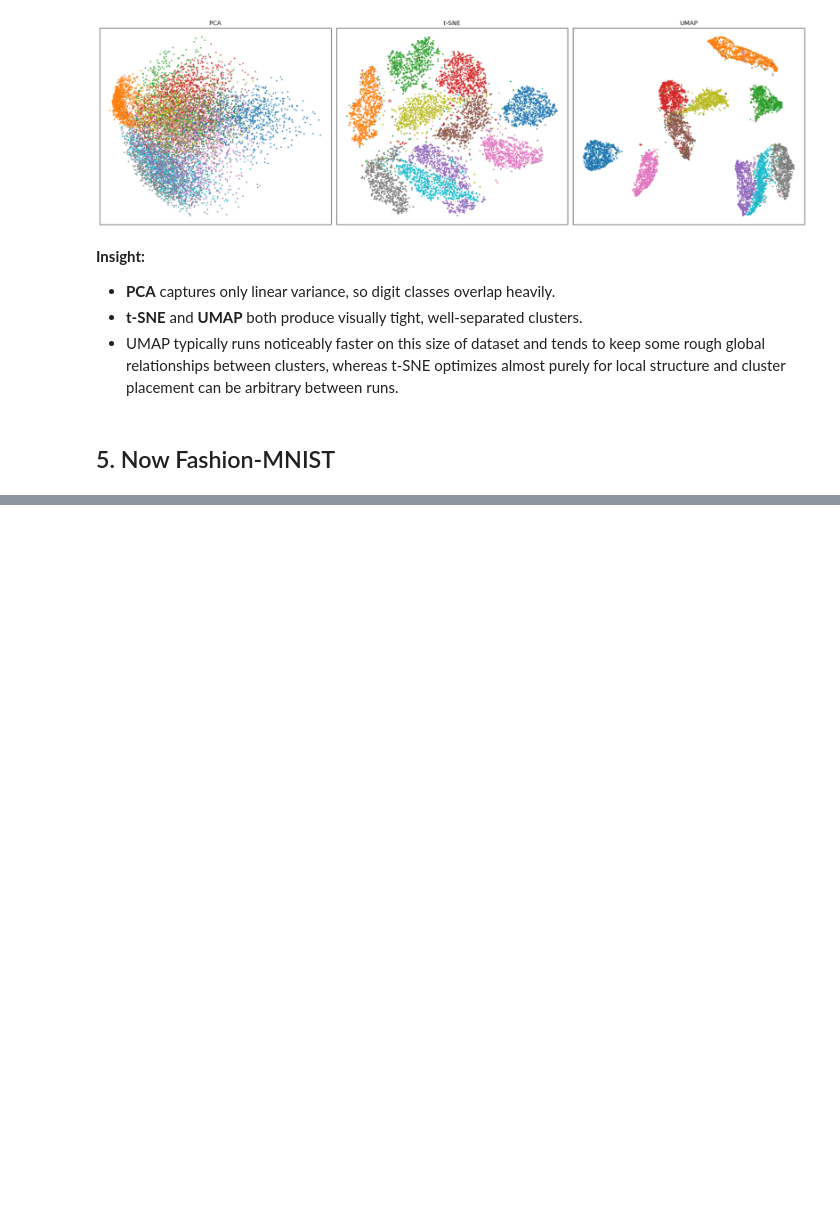
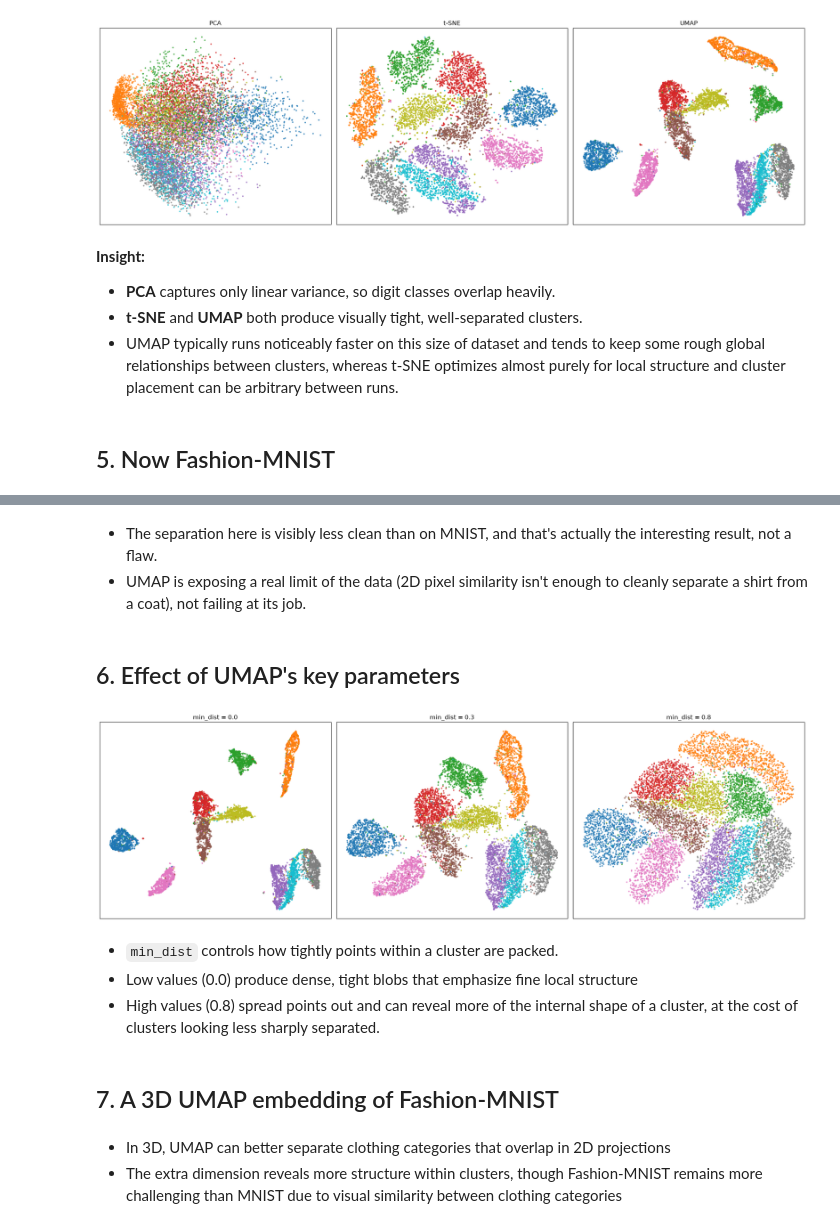
Before and after one commit to WillardDev/Fashion_MNIST_Dataset, a Jupyter notebook: Fashion_MNIST.ipynb, the cells around one changed output, grey strips where cells are left out. Saved outputs shown, nothing was run; the diff lists cells and outputs as text; code cells hidden in the pictures; blank space fills up the shorter version.

```diff
--- a/Fashion_MNIST.ipynb
+++ b/Fashion_MNIST.ipynb
@@ -149,0 +154,25 @@ plt.show()
+# %% [markdown]
+- The separation here is visibly less clean than on MNIST, and that's actually the
+interesting result, not a flaw.
+- UMAP is exposing a real limit of the data (2D pixel similarity isn't enough to cleanly separate a shirt from a coat), not failing at its job.
+# %% [markdown]
+## 6. Effect of UMAP's key parameters
+# %%
+fig, axes = plt.subplots(1, 3, figsize=(20, 6))
+for ax, min_dist in zip(axes, [0.0, 0.3, 0.8]):
+    reducer_p = umap.UMAP(n_neighbors=15, min_dist=min_dist, random_state=RANDOM_STATE)
+    emb_p = reducer_p.fit_transform(X_mnist)
+    ax.scatter(emb_p[:, 0], emb_p[:, 1], c=y_mnist, cmap="tab10", s=4, alpha=0.7)
+    ax.set_title(f"min_dist = {min_dist}")
+    ax.set_xticks([])
+    ax.set_yticks([])
+plt.tight_layout()
+plt.show()
+# %% [output]
+[figure, added]
+# %% [markdown]
+- `min_dist` controls how tightly points within a cluster are packed.
+- Low values (0.0) produce dense, tight blobs that emphasize fine local structure
+- High values (0.8) spread points out and can reveal more of the internal shape of a cluster, at the cost of clusters looking less sharply separated.
+# %% [markdown]
+## 7. A 3D UMAP embedding of Fashion-MNIST
@@ -149,0 +197,4 @@ plt.show()
+# %% [markdown]
+- In 3D, UMAP can better separate clothing categories that overlap in 2D projections
+- The extra dimension reveals more structure within clusters, though Fashion-MNIST remains
+more challenging than MNIST due to visual similarity between clothing categories
```
Also changed, not shown: parts of 3 cells of this notebook, 1 other file.
